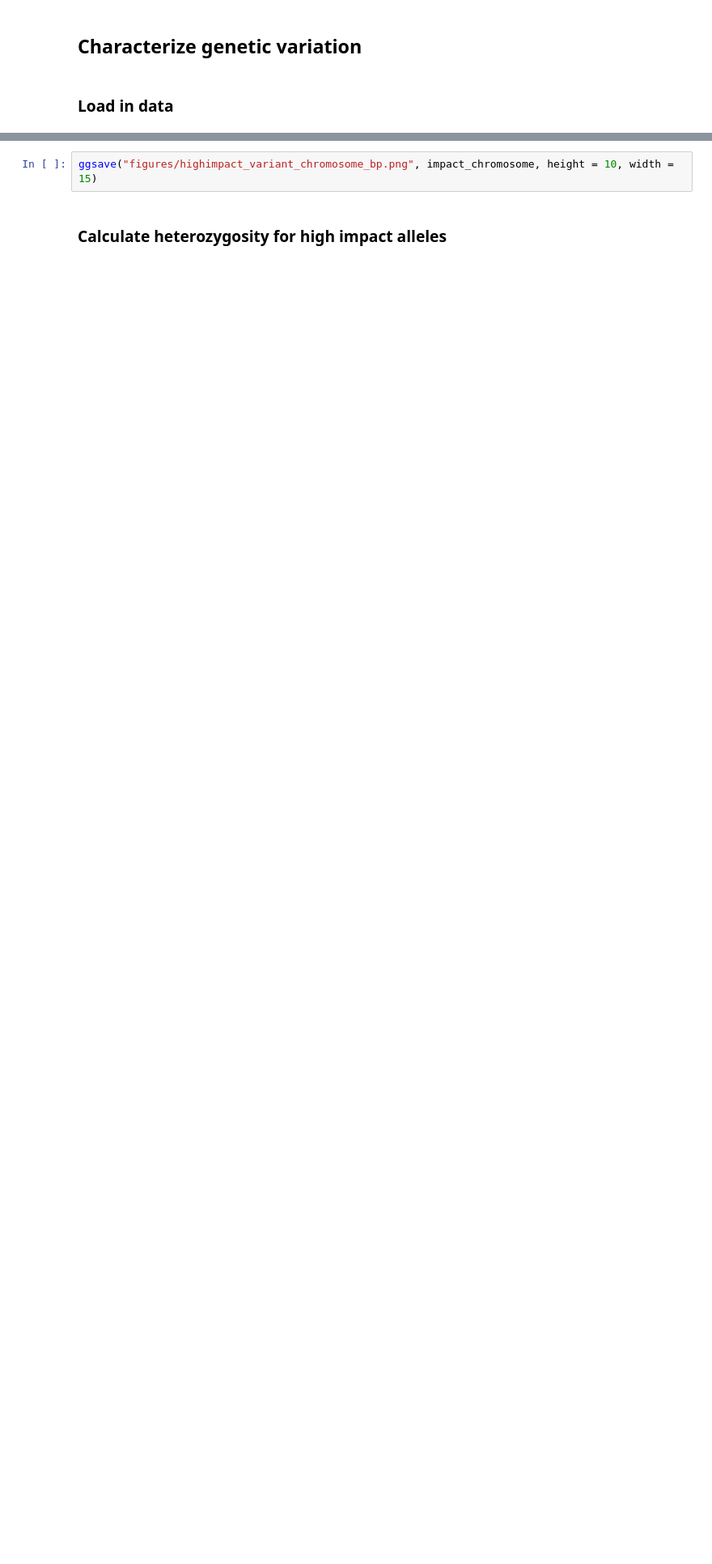
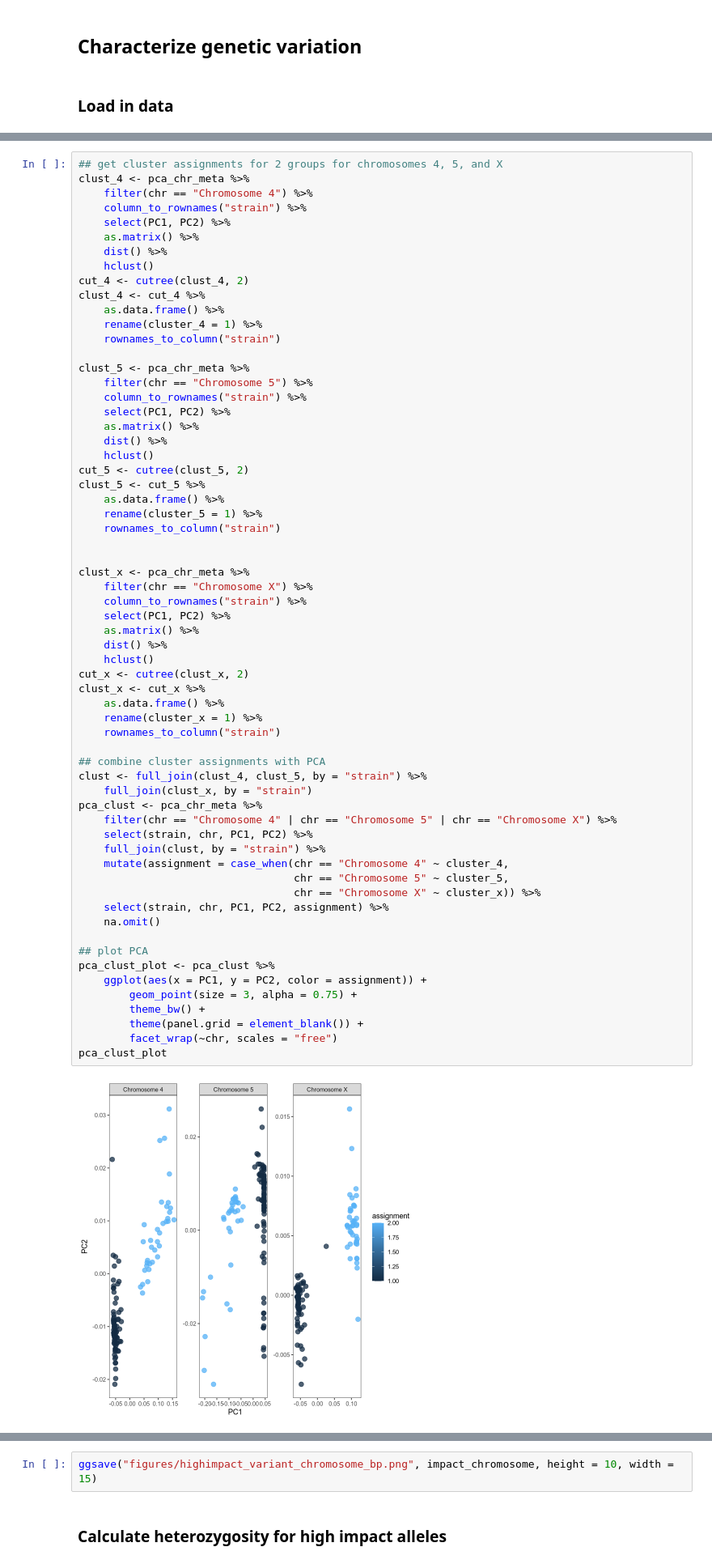
Before and after one commit to zwoonavery/americana_protoneoY, a Jupyter notebook: analysis/R_analysis.ipynb, the cells around one changed output, grey strips where cells are left out. Shown at 81% size. Saved outputs shown, nothing was run; the diff lists cells and outputs as text; blank space fills up the shorter version.

```diff
--- a/analysis/R_analysis.ipynb
+++ b/analysis/R_analysis.ipynb
@@ -14,0 +181,65 @@ invisible(suppressWarnings(suppressMessages(
+# %%
+## get cluster assignments for 2 groups for chromosomes 4, 5, and X
+clust_4 <- pca_chr_meta %>%
+    filter(chr == "Chromosome 4") %>%
+    column_to_rownames("strain") %>%
+    select(PC1, PC2) %>%
+    as.matrix() %>%
+    dist() %>%
+    hclust()
+cut_4 <- cutree(clust_4, 2)
+clust_4 <- cut_4 %>%
+    as.data.frame() %>%
+    rename(cluster_4 = 1) %>%
+    rownames_to_column("strain")
+
+clust_5 <- pca_chr_meta %>%
+    filter(chr == "Chromosome 5") %>%
+    column_to_rownames("strain") %>%
+    select(PC1, PC2) %>%
+    as.matrix() %>%
+    dist() %>%
+    hclust()
+cut_5 <- cutree(clust_5, 2)
+clust_5 <- cut_5 %>%
+    as.data.frame() %>%
+    rename(cluster_5 = 1) %>%
+    rownames_to_column("strain")
+
+
+clust_x <- pca_chr_meta %>%
+    filter(chr == "Chromosome X") %>%
+    column_to_rownames("strain") %>%
+    select(PC1, PC2) %>%
+    as.matrix() %>%
+    dist() %>%
+    hclust()
+cut_x <- cutree(clust_x, 2)
+clust_x <- cut_x %>%
+    as.data.frame() %>%
+    rename(cluster_x = 1) %>%
+    rownames_to_column("strain")
+
+## combine cluster assignments with PCA
+clust <- full_join(clust_4, clust_5, by = "strain") %>%
+    full_join(clust_x, by = "strain")
+pca_clust <- pca_chr_meta %>%
+    filter(chr == "Chromosome 4" | chr == "Chromosome 5" | chr == "Chromosome X") %>%
+    select(strain, chr, PC1, PC2) %>%
+    full_join(clust, by = "strain") %>%
+    mutate(assignment = case_when(chr == "Chromosome 4" ~ cluster_4,
+                                  chr == "Chromosome 5" ~ cluster_5,
+                                  chr == "Chromosome X" ~ cluster_x)) %>%
+    select(strain, chr, PC1, PC2, assignment) %>%
+    na.omit()
+
+## plot PCA
+pca_clust_plot <- pca_clust %>%
+    ggplot(aes(x = PC1, y = PC2, color = assignment)) +
+        geom_point(size = 3, alpha = 0.75) +
+        theme_bw() +
+        theme(panel.grid = element_blank()) +
+        facet_wrap(~chr, scales = "free")
+pca_clust_plot
+# %% [output]
+[figure, added]
```
Also changed, not shown: parts of 88 cells of this notebook, 8 other files.
